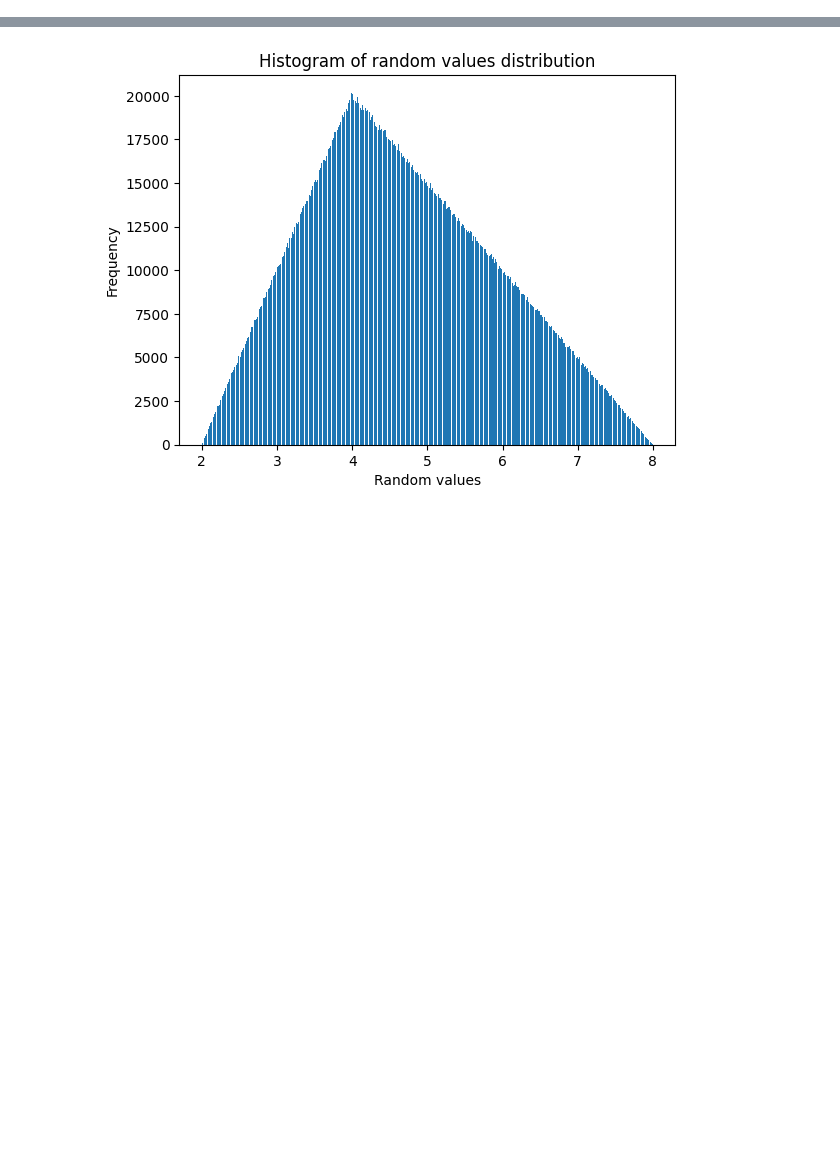
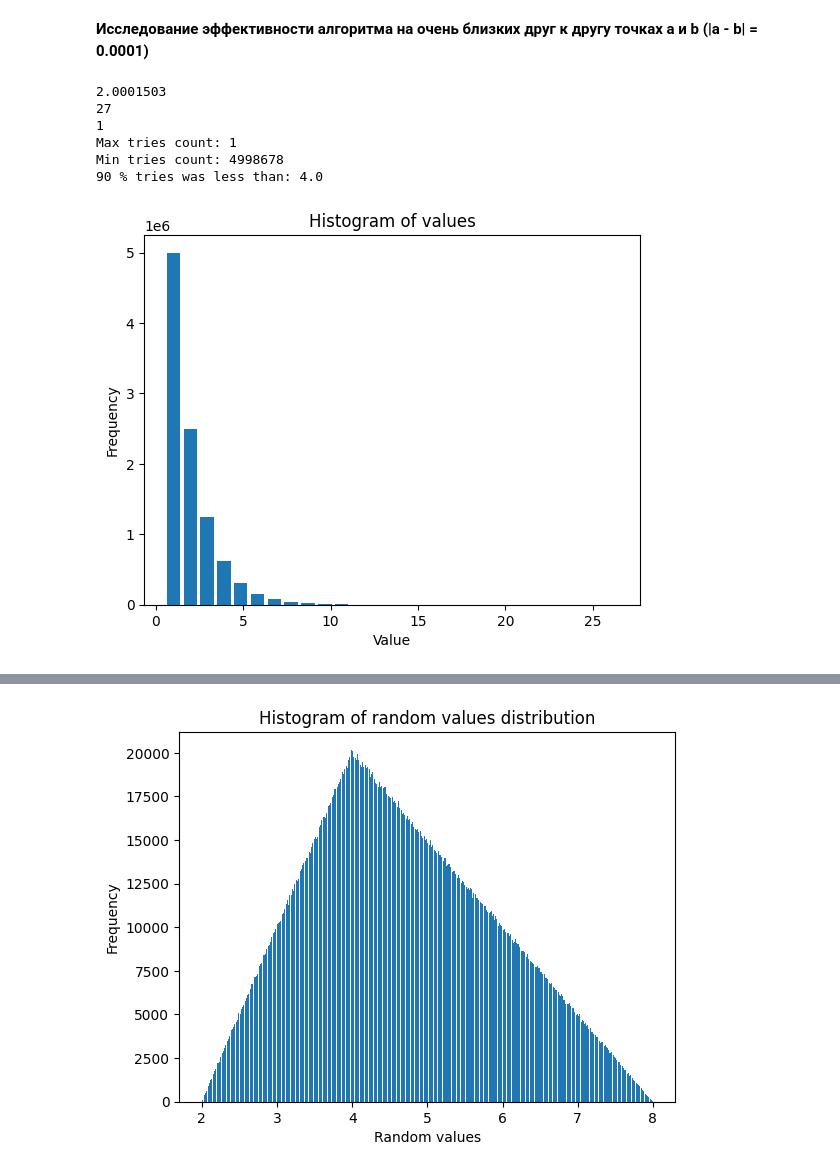
Before and after one commit to GrindelfP/system-modelling, a Jupyter notebook: src/6-pi-constant/6-3.ipynb, the cells around one changed output, grey strips where cells are left out. Cells and saved outputs as stored; diff of their text form; code cells hidden in the pictures; blank space fills up the shorter version.

```diff
--- a/src/6-pi-constant/6-3.ipynb
+++ b/src/6-pi-constant/6-3.ipynb
@@ -89,0 +117,23 @@ Min tries count: 50283
+# %% [markdown]
+**Исследование эффективности алгоритма на очень близких друг к другу точках a и b (|a - b| = 0.0001)**
+# %%
+tries: list[int] = []
+for _ in range(10000000):
+    tries.append(random_triangle(2, 2.0001, 2.000001, test_mode=True)[1])
+
+print(np.mean(tries))
+print(np.max(tries))
+print(np.min(tries))
+print(f"Max tries count: {tries.count(np.max(tries))}")
+print(f"Min tries count: {tries.count(np.min(tries))}")
+print(f"90 % tries was less than: {np.quantile(tries, 0.9)}")
+
+plot_histogram(tries, np.max(tries))
+# %% [output]
+2.0001503
+27
+1
+Max tries count: 1
+Min tries count: 4998678
+90 % tries was less than: 4.0
+[figure, added]
```
Also changed, not shown: parts of 10 cells of this notebook.
